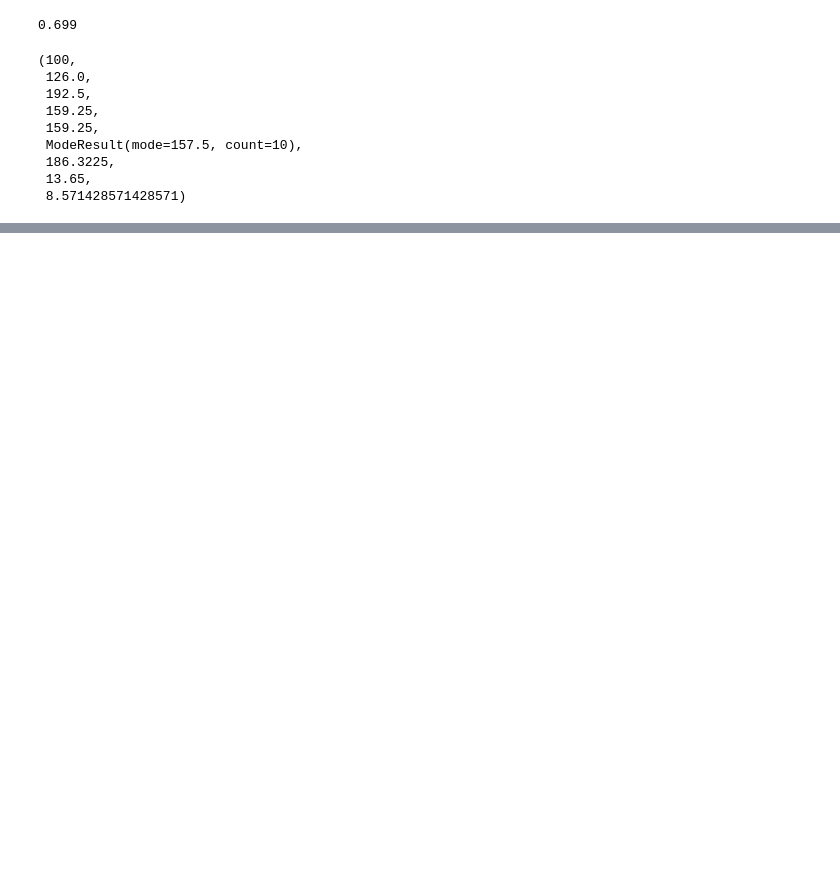
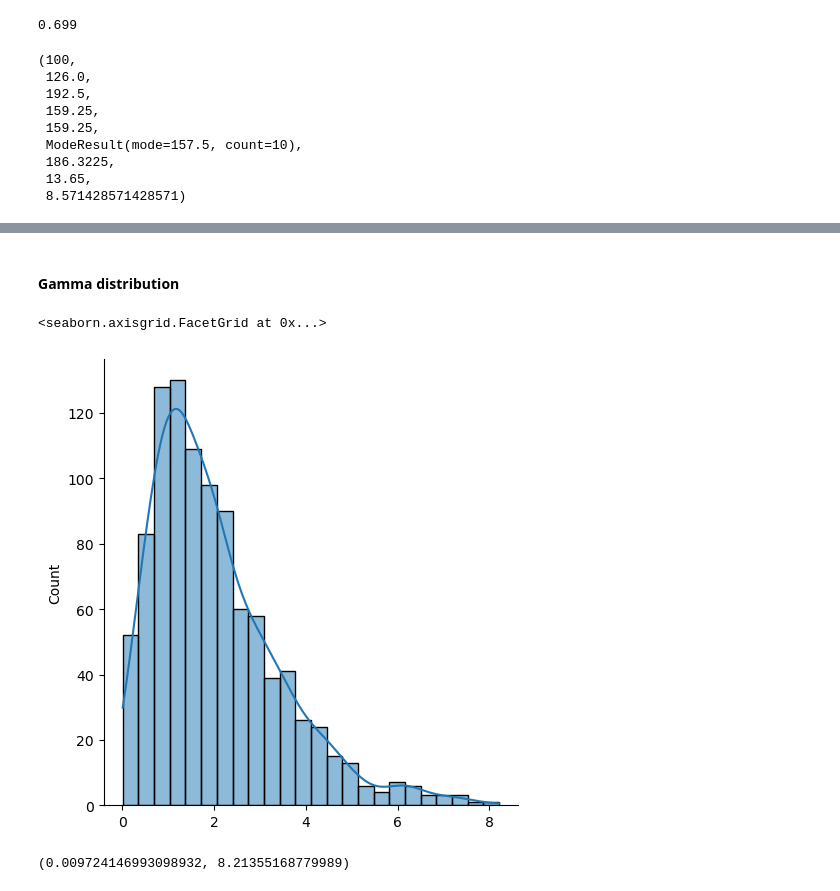
Before and after one commit to Dionmax/BurningMyBrain, a Jupyter notebook: EstatisticaDataScience/Distributions.ipynb, the cells around one changed output, grey strips where cells are left out. Cells and saved outputs as stored; diff of their text form; code cells hidden in the pictures; blank space fills up the shorter version.

```diff
--- a/EstatisticaDataScience/Distributions.ipynb
+++ b/EstatisticaDataScience/Distributions.ipynb
@@ -140,0 +328,13 @@ np.mean(negative_data), np.median(negative_data), stats.mode(negative_data), np.
+# %% [markdown]
+#### Gamma distribution
+# %%
+gamma_data = np.array(gamma.rvs(a=2, loc=0, scale=1, size=1000))
+
+sns.displot(gamma_data, kde=True)
+# %% [output]
+<seaborn.axisgrid.FacetGrid at 0x...>
+[figure, added]
+# %%
+min(gamma_data), max(gamma_data)
+# %% [output]
+(0.009724146993098932, 8.21355168779989)
```
Also changed, not shown: parts of 53 cells of this notebook.
